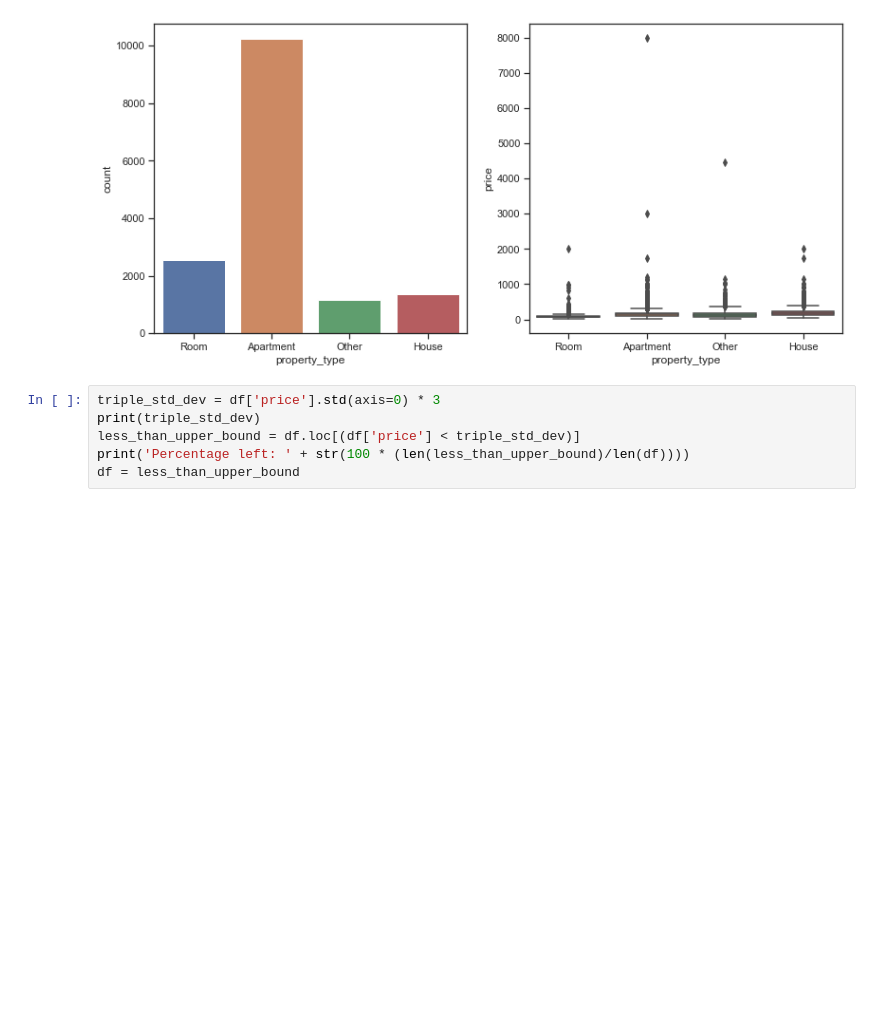
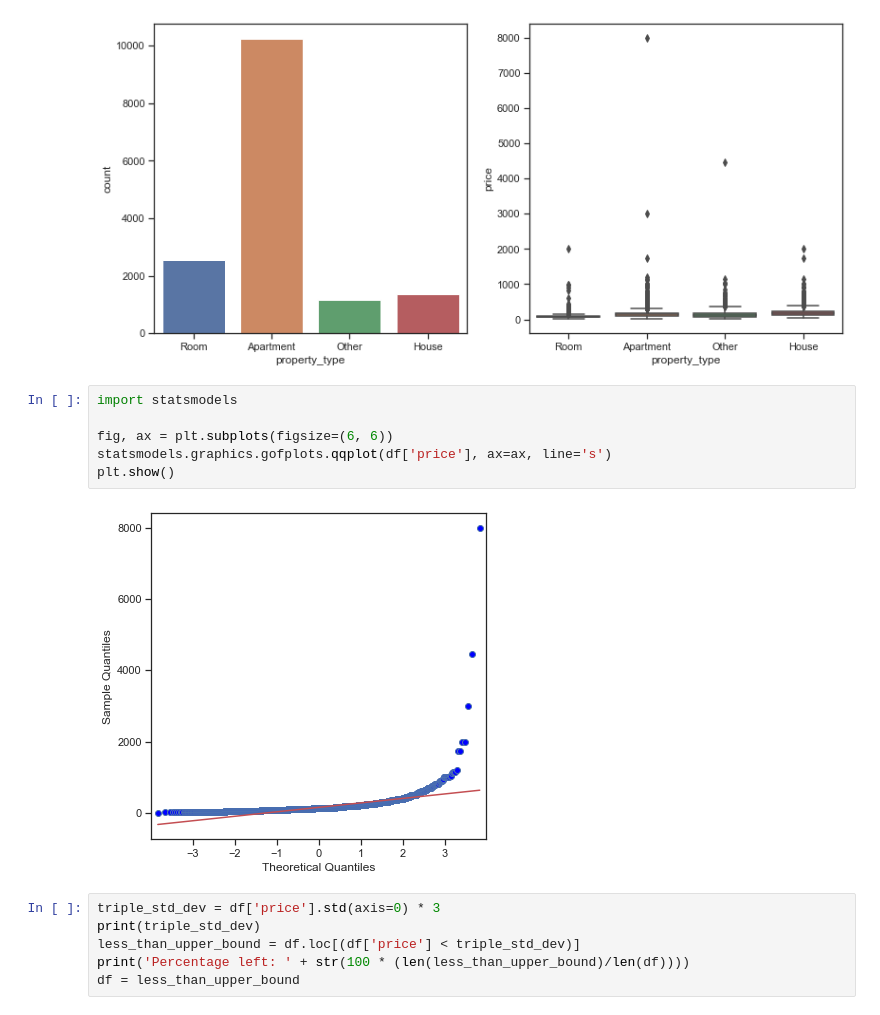
Before and after one commit to Tetawex/python_stuff, a Jupyter notebook: exploratory_analysis.ipynb, the cells around one changed output. Cells and saved outputs as stored; diff of their text form; blank space fills up the shorter version.

Commit message:
fancy scatterplots

```diff
--- a/exploratory_analysis.ipynb
+++ b/exploratory_analysis.ipynb
@@ -318,6 +318,14 @@ sns.boxplot(x="property_type", y="price",data=df)
 # %% [output]
 <AxesSubplot:xlabel='property_type', ylabel='price'>
 [figure]
+# %%
+import statsmodels
+
+fig, ax = plt.subplots(figsize=(6, 6))
+statsmodels.graphics.gofplots.qqplot(df['price'], ax=ax, line='s')
+plt.show()
+# %% [output]
+[figure, added]
 # %%
 triple_std_dev = df['price'].std(axis=0) * 3
 print(triple_std_dev)
```
Also changed, not shown: parts of 3 cells of this notebook.
